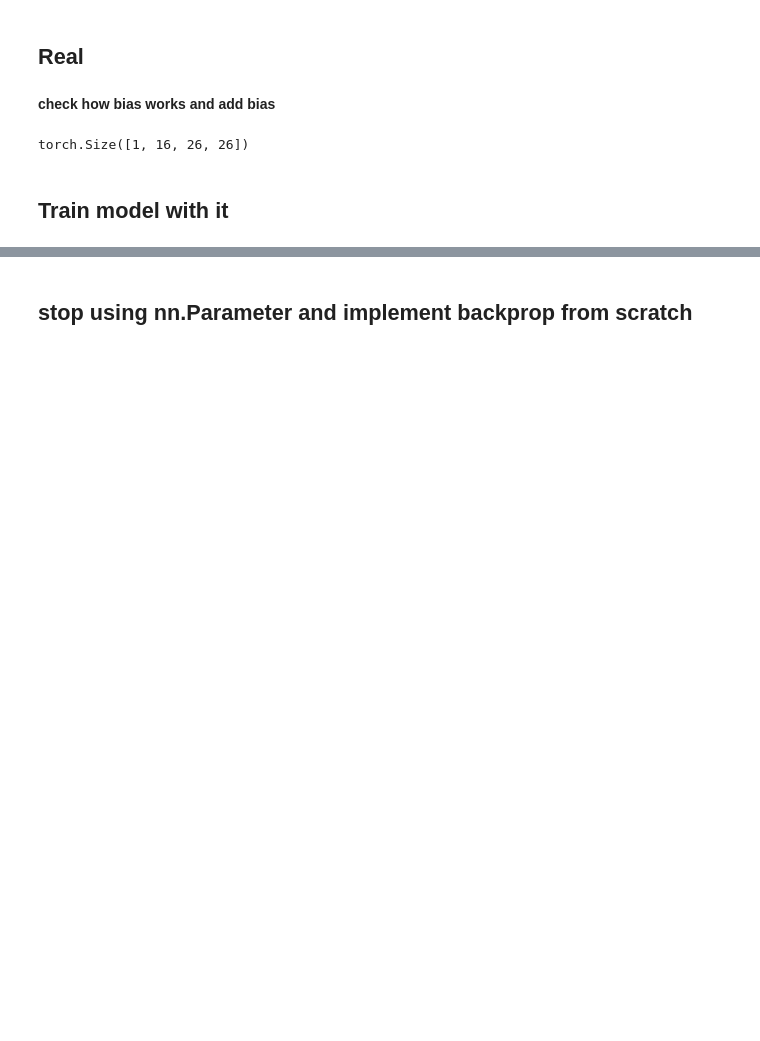
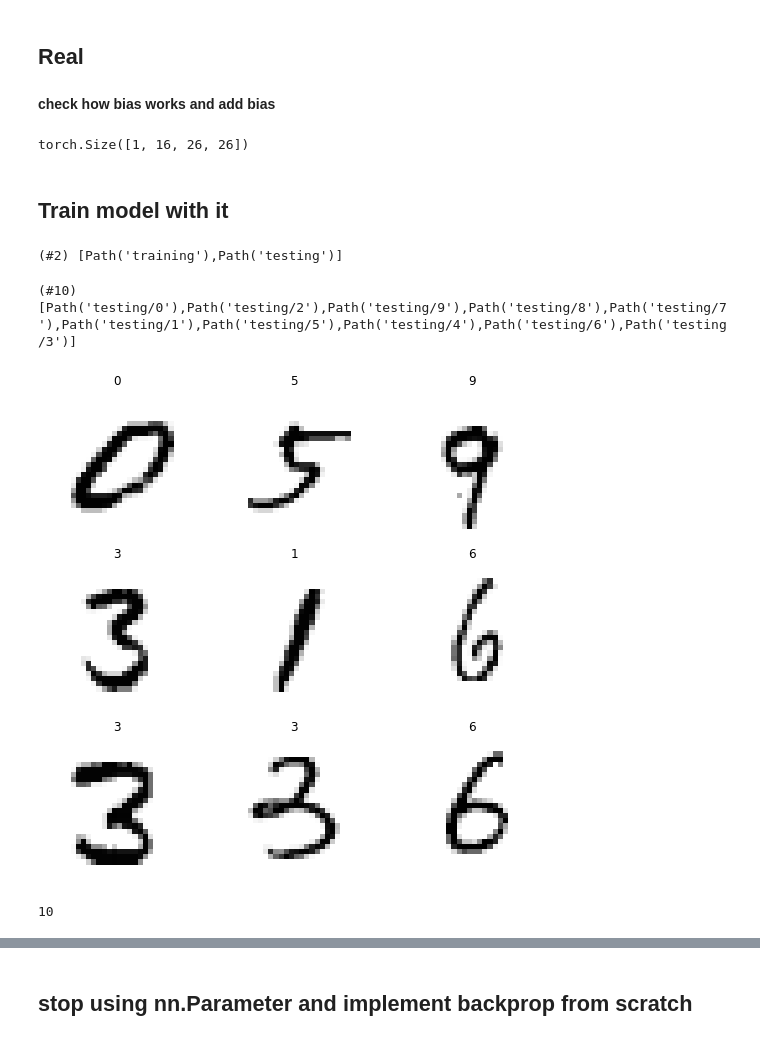
Before and after one commit to asiedubrempong/fastai-experiments, a Jupyter notebook: foundations/cnn_from_scratch.ipynb, the cells around one changed output, grey strips where cells are left out. Cells and saved outputs as stored; diff of their text form; code cells hidden in the pictures; blank space fills up the shorter version.

```diff
--- a/foundations/cnn_from_scratch.ipynb
+++ b/foundations/cnn_from_scratch.ipynb
@@ -94,3 +153,30 @@ res.shape
 torch.Size([1, 16, 26, 26])
 # %% [markdown]
 ## Train model with it
+# %%
+path = untar_data(URLs.MNIST)
+
+Path.BASE_PATH = path
+path.ls()
+# %% [output]
+(#2) [Path('training'),Path('testing')]
+# %%
+(path/'testing').ls()
+# %% [output]
+(#10) [Path('testing/0'),Path('testing/2'),Path('testing/9'),Path('testing/8'),Path('testing/7'),Path('testing/1'),Path('testing/5'),Path('testing/4'),Path('testing/6'),Path('testing/3')]
+# %%
+mnist = DataBlock(
+            blocks=(ImageBlock(cls=PILImageBW), CategoryBlock),
+            get_items=get_image_files,
+            splitter=GrandparentSplitter(train_name='training', valid_name='testing'),
+            get_y=parent_label)
+# %%
+dls = mnist.dataloaders(path)
+# %%
+dls.show_batch()
+# %% [output]
+[figure, added]
+# %%
+dls.c
+# %% [output]
+10
```
Also changed, not shown: parts of 37 cells of this notebook, 4 other files.
